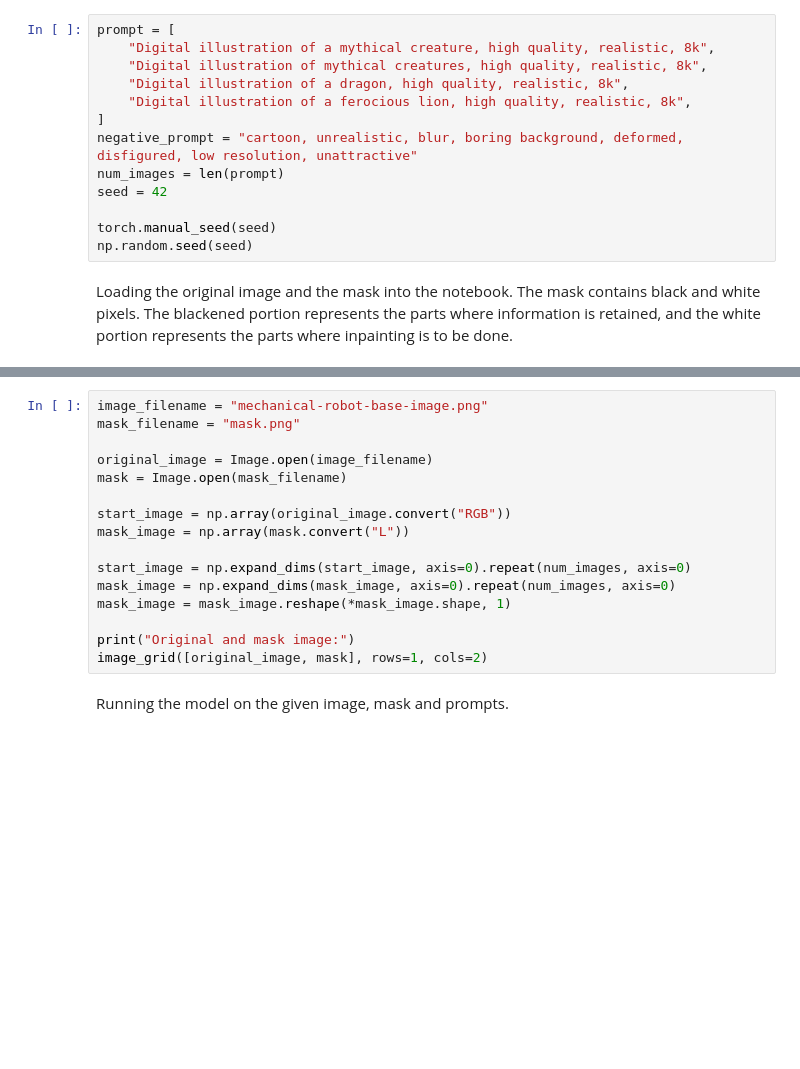
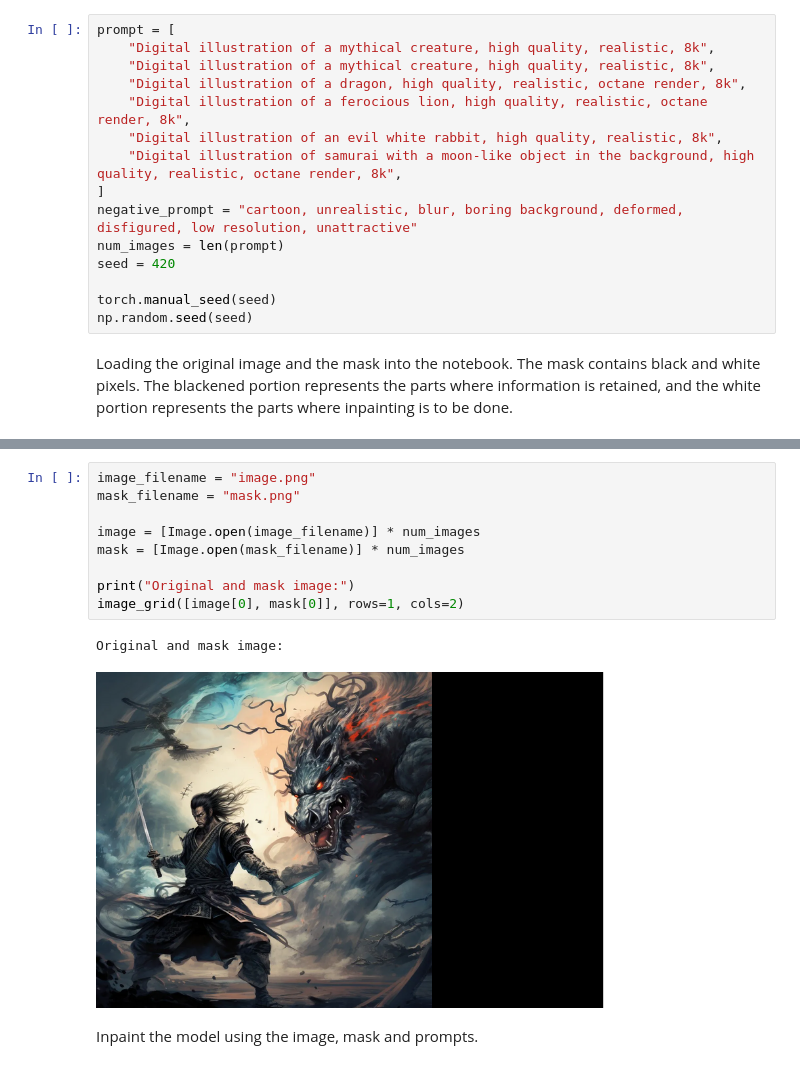
Before and after one commit to a-r-r-o-w/stablefused, a Jupyter notebook: examples/inpaint_diffusion.ipynb, the cells around one changed output, grey strips where cells are left out. Cells and saved outputs as stored; diff of their text form; blank space fills up the shorter version.

Commit message:
add inpaint walking to examples

```diff
--- a/examples/inpaint_diffusion.ipynb
+++ b/examples/inpaint_diffusion.ipynb
@@ -37,13 +31,15 @@ While the same seed is used, a constant combination of prompt, negative prompt,
 # %%
 prompt = [
     "Digital illustration of a mythical creature, high quality, realistic, 8k",
-    "Digital illustration of mythical creatures, high quality, realistic, 8k",
-    "Digital illustration of a dragon, high quality, realistic, 8k",
-    "Digital illustration of a ferocious lion, high quality, realistic, 8k",
+    "Digital illustration of a mythical creature, high quality, realistic, 8k",
+    "Digital illustration of a dragon, high quality, realistic, octane render, 8k",
+    "Digital illustration of a ferocious lion, high quality, realistic, octane render, 8k",
+    "Digital illustration of an evil white rabbit, high quality, realistic, 8k",
+    "Digital illustration of samurai with a moon-like object in the background, high quality, realistic, octane render, 8k",
 ]
 negative_prompt = "cartoon, unrealistic, blur, boring background, deformed, disfigured, low resolution, unattractive"
 num_images = len(prompt)
-seed = 42
+seed = 420
 
 torch.manual_seed(seed)
 np.random.seed(seed)
@@ -62,21 +50,17 @@ Image and Prompt credits: https://mspoweruser.com/best-stable-diffusion-prompts/
 # %%
-image_filename = "mechanical-robot-base-image.png"
+image_filename = "image.png"
 mask_filename = "mask.png"
 
-original_image = Image.open(image_filename)
-mask = Image.open(mask_filename)
-
-start_image = np.array(original_image.convert("RGB"))
-mask_image = np.array(mask.convert("L"))
-
-start_image = np.expand_dims(start_image, axis=0).repeat(num_images, axis=0)
-mask_image = np.expand_dims(mask_image, axis=0).repeat(num_images, axis=0)
-mask_image = mask_image.reshape(*mask_image.shape, 1)
+image = [Image.open(image_filename)] * num_images
+mask = [Image.open(mask_filename)] * num_images
 
 print("Original and mask image:")
-image_grid([original_image, mask], rows=1, cols=2)
+image_grid([image[0], mask[0]], rows=1, cols=2)
+# %% [output]
+Original and mask image:
+[figure, added]
 # %% [markdown]
-Running the model on the given image, mask and prompts.
+Inpaint the model using the image, mask and prompts.
 # %%
 images = model(
     prompt=prompt,
```
Also changed, not shown: parts of 25 cells of this notebook, 1 other file.
